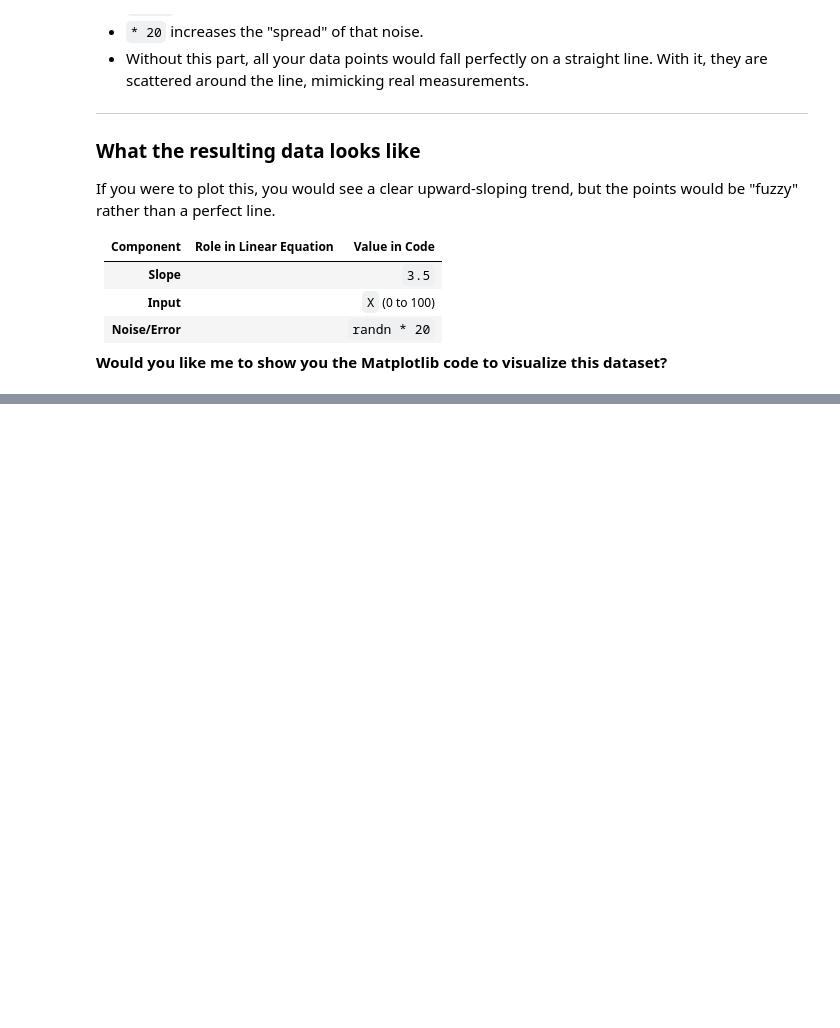
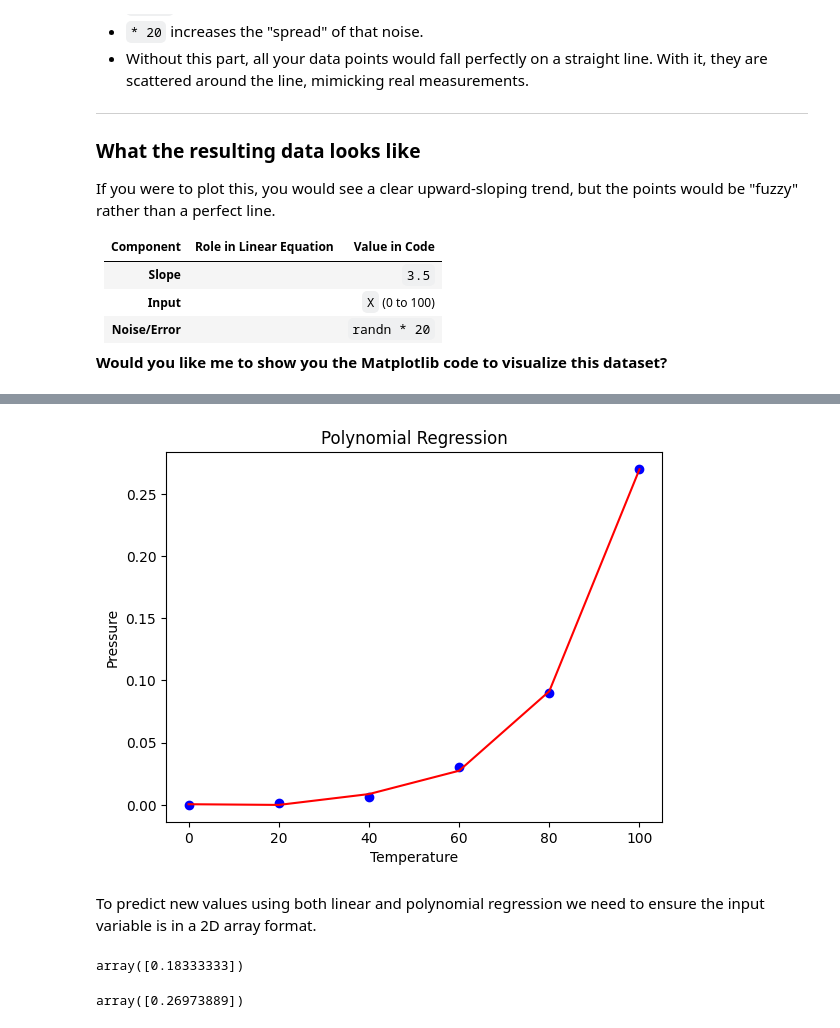
Before and after one commit to Olanle/Supervised-ML-Regression-Learning, a Jupyter notebook: Supervised_ML_Regression_Learning.ipynb, the cells around one changed output, grey strips where cells are left out. Saved outputs shown, nothing was run; the diff lists cells and outputs as text; code cells hidden in the pictures; blank space fills up the shorter version.

```diff
--- a/Supervised_ML_Regression_Learning.ipynb
+++ b/Supervised_ML_Regression_Learning.ipynb
@@ -93,0 +156,27 @@ If you were to plot this, you would see a clear upward-sloping trend, but the po
+# %%
+#Now visualize the polynomial regression results by plotting the data points and the polynomial curve.
+plt.scatter(X, y, color='blue')
+
+plt.plot(X, lin2.predict(poly.fit_transform(X)),
+         color='red')
+plt.title('Polynomial Regression')
+plt.xlabel('Temperature')
+plt.ylabel('Pressure')
+
+plt.show()
+# %% [output]
+[figure, added]
+# %% [markdown]
+To predict new values using both linear and polynomial regression we need to ensure the input variable is in a 2D array format.
+# %%
+pred = 100
+predarray = np.array([[pred]])
+lin.predict(predarray)
+# %% [output]
+array([0.18333333])
+# %%
+pred2 = 100
+pred2array = np.array([[pred2]])
+lin2.predict(poly.fit_transform(pred2array))
+# %% [output]
+array([0.26973889])
```
Also changed, not shown: parts of 10 cells of this notebook.
